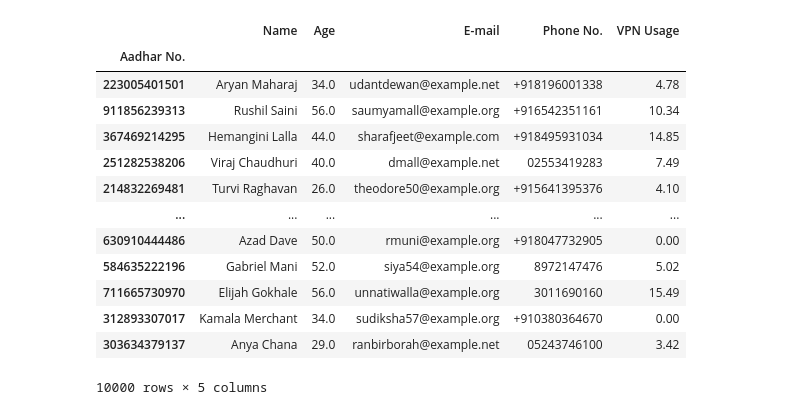
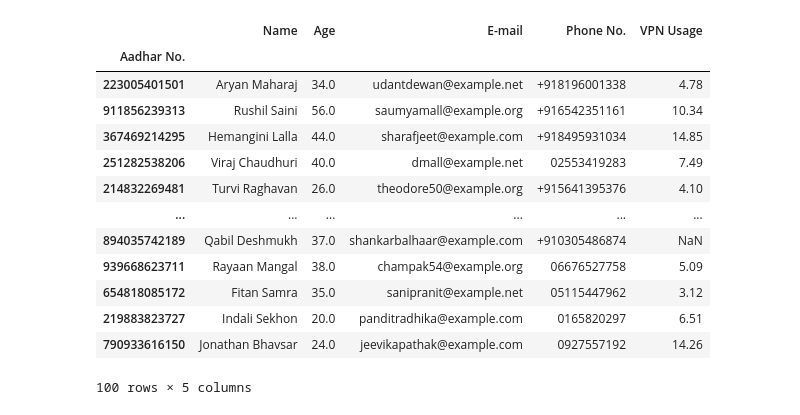
Before and after one commit to DivyanshGupta2006/Default-Probability-Model-Using-Alternative-Data, a Jupyter notebook: Fabricate Data - Divyansh.ipynb, the cells around one changed output. Drawn from its saved outputs; the diff is of its cells as text; code cells hidden in the pictures.

```diff
--- a/Fabricate Data - Divyansh.ipynb
+++ b/Fabricate Data - Divyansh.ipynb
@@ -18,22 +18,22 @@ vpn_stat = (8, 4)
 df = util.fabricate_base_data()
 df[datafield] = util.create_positive_norm_distribution(vpn_stat, 2, 0.05)
 # %%
-df
+df.head(100)
 # %% [output]
 |  | Name | Age | E-mail | Phone No. | VPN Usage |
 | Aadhar No. |  |  |  |  |  |
 | 223005401501 | Aryan Maharaj | 34.0 | udantdewan@example.net | +918196001338 | 4.78 |
 | 911856239313 | Rushil Saini | 56.0 | saumyamall@example.org | +916542351161 | 10.34 |
 | 367469214295 | Hemangini Lalla | 44.0 | sharafjeet@example.com | +918495931034 | 14.85 |
 | 251282538206 | Viraj Chaudhuri | 40.0 | dmall@example.net | 02553419283 | 7.49 |
 | 214832269481 | Turvi Raghavan | 26.0 | theodore50@example.org | +915641395376 | 4.10 |
 | ... | ... | ... | ... | ... | ... |
-| 630910444486 | Azad Dave | 50.0 | rmuni@example.org | +918047732905 | 0.00 |
-| 584635222196 | Gabriel Mani | 52.0 | siya54@example.org | 8972147476 | 5.02 |
-| 711665730970 | Elijah Gokhale | 56.0 | unnatiwalla@example.org | 3011690160 | 15.49 |
-| 312893307017 | Kamala Merchant | 34.0 | sudiksha57@example.org | +910380364670 | 0.00 |
-| 303634379137 | Anya Chana | 29.0 | ranbirborah@example.net | 05243746100 | 3.42 |
+| 894035742189 | Qabil Deshmukh | 37.0 | shankarbalhaar@example.com | +910305486874 | NaN |
+| 939668623711 | Rayaan Mangal | 38.0 | champak54@example.org | 06676527758 | 5.09 |
+| 654818085172 | Fitan Samra | 35.0 | sanipranit@example.net | 05115447962 | 3.12 |
+| 219883823727 | Indali Sekhon | 20.0 | panditradhika@example.com | 0165820297 | 6.51 |
+| 790933616150 | Jonathan Bhavsar | 24.0 | jeevikapathak@example.com | 0927557192 | 14.26 |
-10000 rows × 5 columns
+100 rows × 5 columns
 # %%
 analyze.analyze_dataframe(df)
 # %% [output]
```
Also changed, not shown: parts of 1 cell of this notebook, 1 other file.
